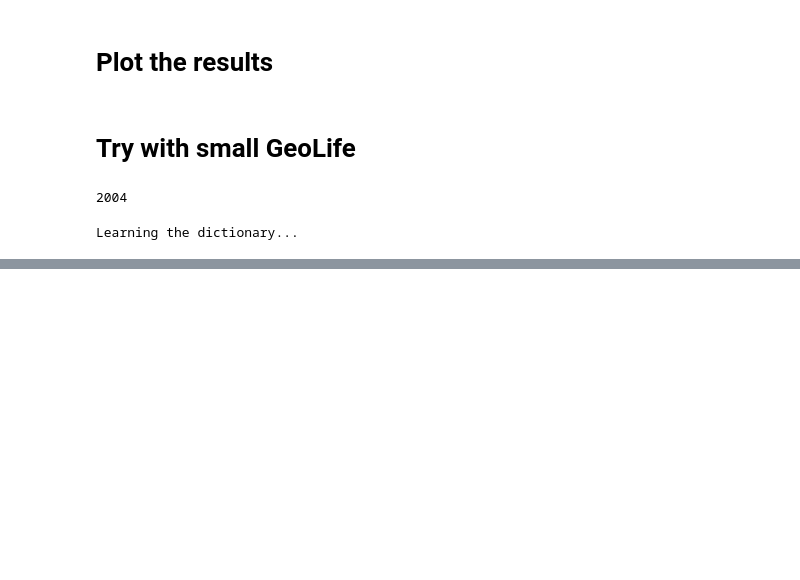
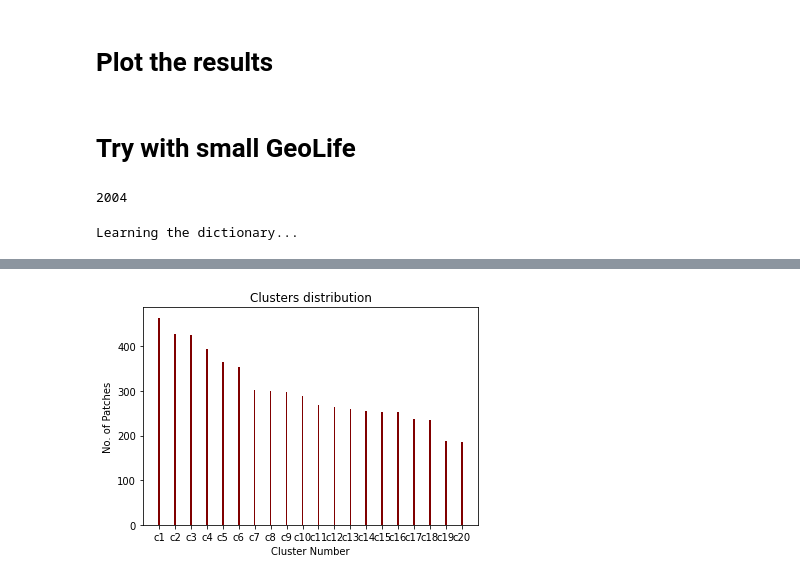
Before and after one commit to salelkafrawy/remote_sensing, a Jupyter notebook: notebooks/MiniBatch_KMeans.ipynb, the cells around one changed output, grey strips where cells are left out. Saved outputs shown, nothing was run; the diff lists cells and outputs as text; code cells hidden in the pictures; blank space fills up the shorter version.

```diff
--- a/notebooks/MiniBatch_KMeans.ipynb
+++ b/notebooks/MiniBatch_KMeans.ipynb
@@ -83,14 +86,14 @@ sys.path.insert(0, "/home/mila/s/sara.ebrahim-elkafrawy/scratch/ecosystem_projec
 from dataset.pytorch_dataset import GeoLifeCLEF2022Dataset
 from torch.utils.data import random_split, DataLoader
 # %%
-data_dir ="/network/scratch/s/sara.ebrahim-elkafrawy/small_geo_data" # "/network/scratch/s/sara.ebrahim-elkafrawy/" #
+data_dir = "/network/scratch/s/sara.ebrahim-elkafrawy/small_geo_data"  # "/network/scratch/s/sara.ebrahim-elkafrawy/"
 split = "train"
 use_ffcv_loader = False
 bands = ["rgb"]
 batch_size = 1
 num_workers = 0
-patch_size = (10, 10)
-num_feats = 64
+patch_size = (3, 3)
+num_feats = 512  # also number of patches
 # %%
 geo_train_dataset = GeoLifeCLEF2022Dataset(
                 root=data_dir,
@@ -171,0 +226,14 @@ kmeans_np.min()
+# %%
+lbls = kmeans.labels_
+lbls_df = pd.DataFrame(lbls, index=None)
+lbls_lst = list(lbls_df.value_counts().values)
+x_vals = [f'c{cluster_num}' for cluster_num in range(1,65)]
+
+plt.bar(x_vals[:20], lbls_lst[:20], color ='maroon', width = 0.1)
+plt.xlabel("Cluster Number")
+plt.ylabel("No. of Patches")
+plt.title("Clusters distribution")
+plt.rcParams['savefig.facecolor']='white'
+plt.savefig('clusters_distribution.png')
+# %% [output]
+[figure, added]
```
Also changed, not shown: parts of 28 cells of this notebook, 22 other files.
